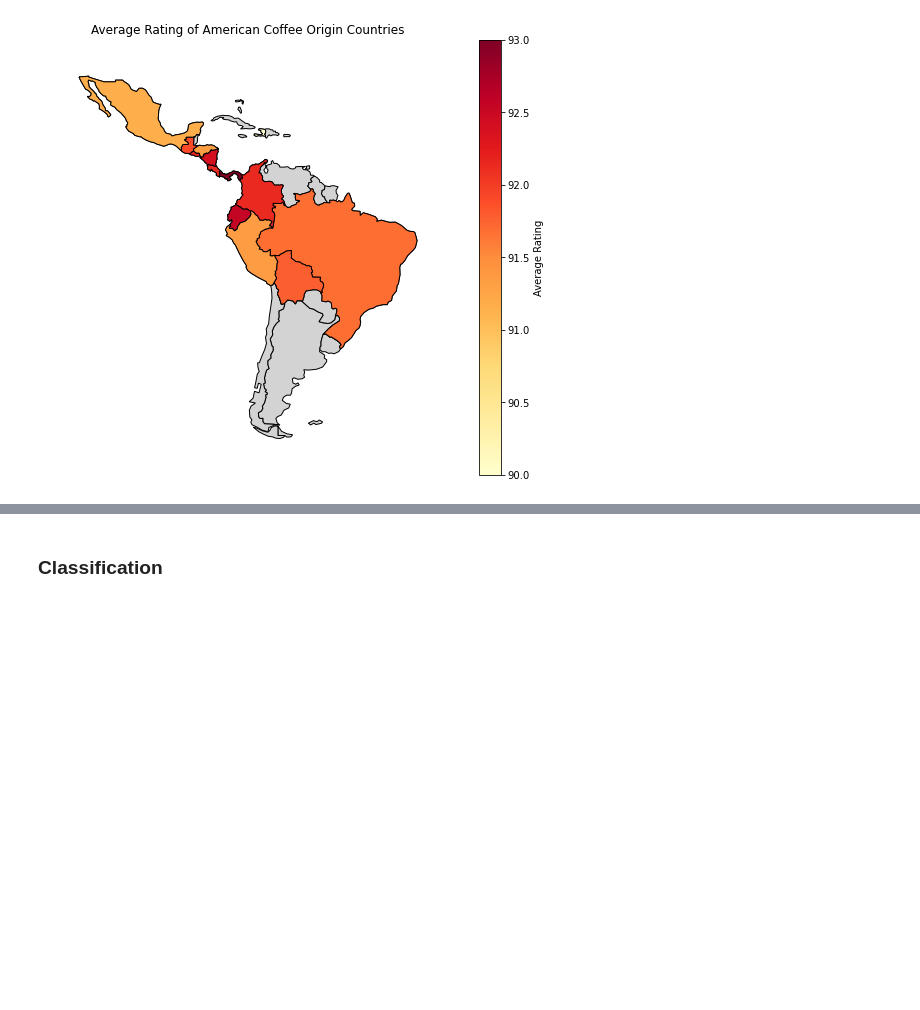
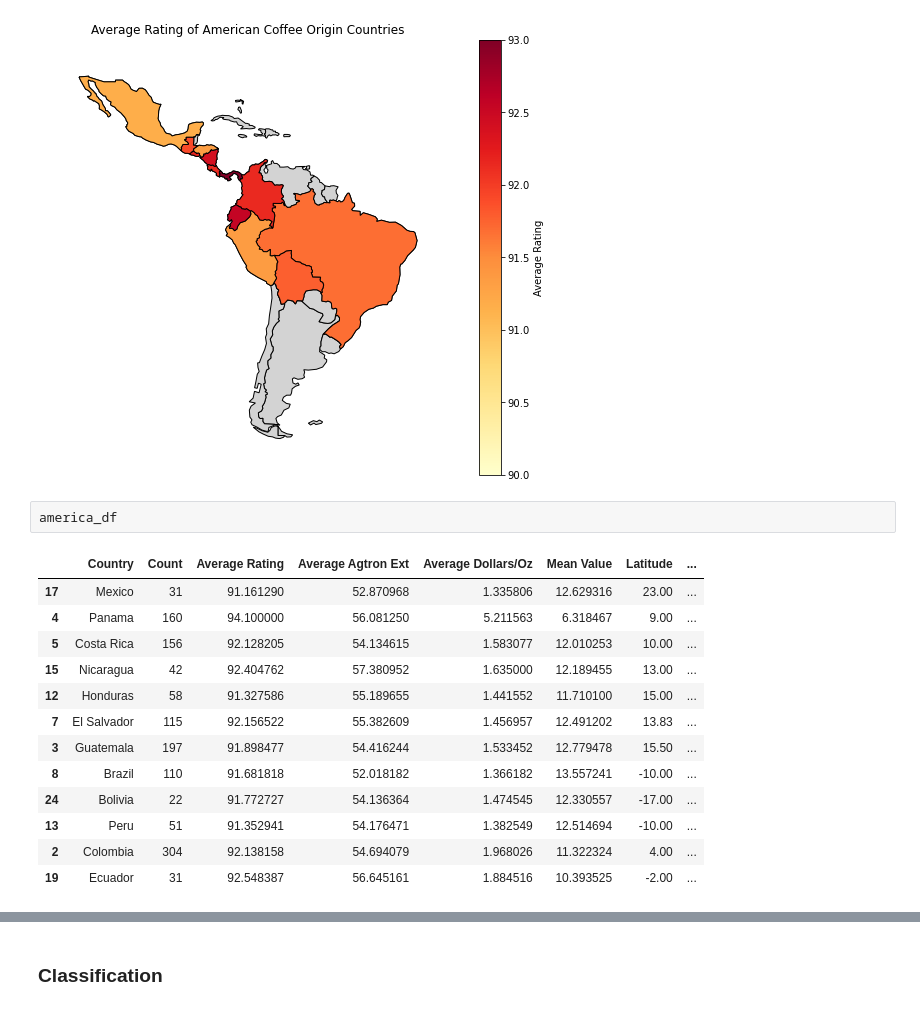
Before and after one commit to jareyc/Coffee-Project, a Jupyter notebook: dejabrew.ipynb, the cells around one changed output, grey strips where cells are left out. Cells and saved outputs as stored; diff of their text form; blank space fills up the shorter version.

Commit message:
Africa and America df
:)

```diff
--- a/dejabrew.ipynb
+++ b/dejabrew.ipynb
@@ -616,6 +628,22 @@ ax.title.set_text("Average Rating of American Coffee Origin Countries")
 #america_df.plot(x="Longitude", y="Latitude", kind="scatter", c="g", ax=ax);
 # %% [output]
 [figure]
+# %%
+america_df
+# %% [output]
+|  | Country | Count | Average Rating | Average Agtron Ext | Average Dollars/Oz | Mean Value | Latitude | ... |
+| 17 | Mexico | 31 | 91.161290 | 52.870968 | 1.335806 | 12.629316 | 23.00 | ... |
+| 4 | Panama | 160 | 94.100000 | 56.081250 | 5.211563 | 6.318467 | 9.00 | ... |
+| 5 | Costa Rica | 156 | 92.128205 | 54.134615 | 1.583077 | 12.010253 | 10.00 | ... |
+| 15 | Nicaragua | 42 | 92.404762 | 57.380952 | 1.635000 | 12.189455 | 13.00 | ... |
+| 12 | Honduras | 58 | 91.327586 | 55.189655 | 1.441552 | 11.710100 | 15.00 | ... |
+| 7 | El Salvador | 115 | 92.156522 | 55.382609 | 1.456957 | 12.491202 | 13.83 | ... |
+| 3 | Guatemala | 197 | 91.898477 | 54.416244 | 1.533452 | 12.779478 | 15.50 | ... |
+| 8 | Brazil | 110 | 91.681818 | 52.018182 | 1.366182 | 13.557241 | -10.00 | ... |
+| 24 | Bolivia | 22 | 91.772727 | 54.136364 | 1.474545 | 12.330557 | -17.00 | ... |
+| 13 | Peru | 51 | 91.352941 | 54.176471 | 1.382549 | 12.514694 | -10.00 | ... |
+| 2 | Colombia | 304 | 92.138158 | 54.694079 | 1.968026 | 11.322324 | 4.00 | ... |
+| 19 | Ecuador | 31 | 92.548387 | 56.645161 | 1.884516 | 10.393525 | -2.00 | ... |
 # %%
 fig, axs = plt.subplots(1, 2, figsize=(15,8))
 plt.subplots_adjust(wspace=0, hspace=0)
```
Also changed, not shown: parts of 4 cells of this notebook.
